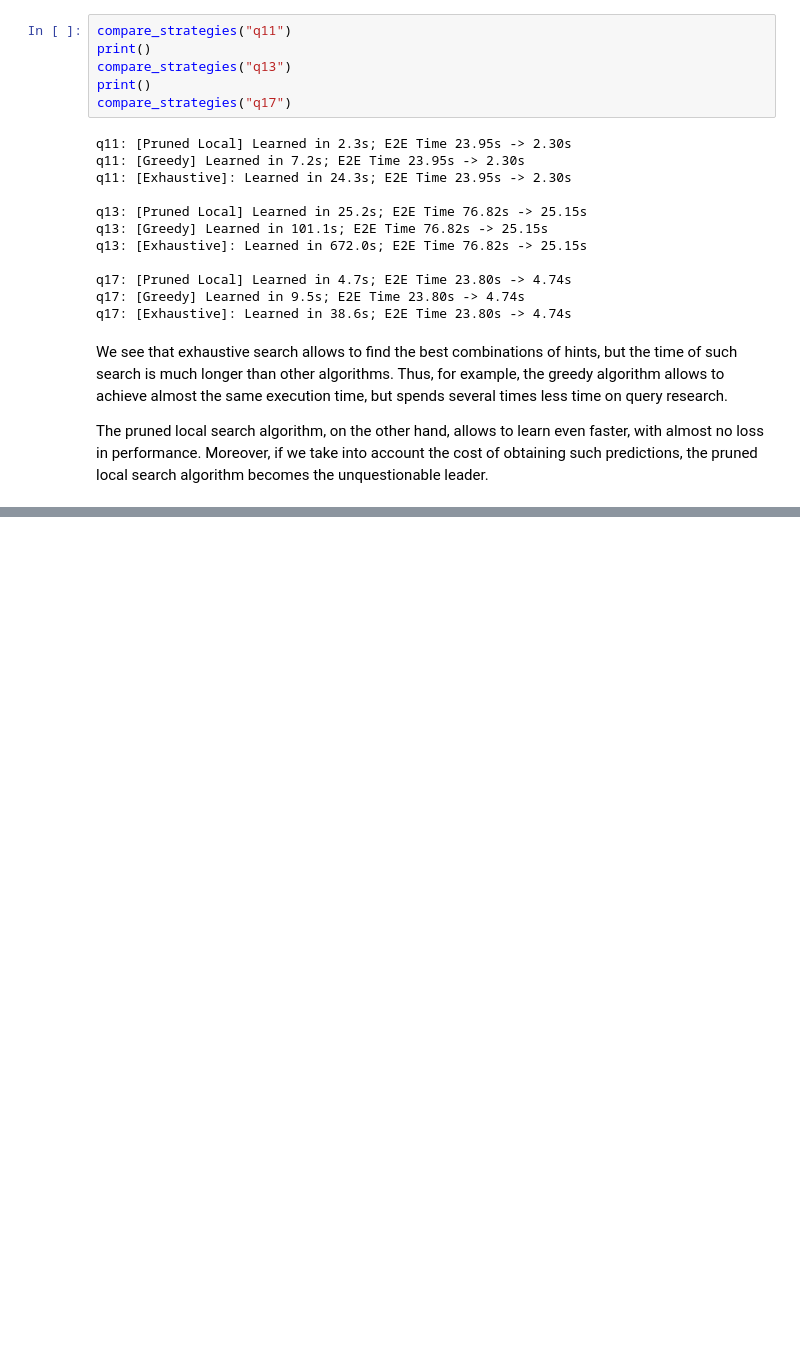
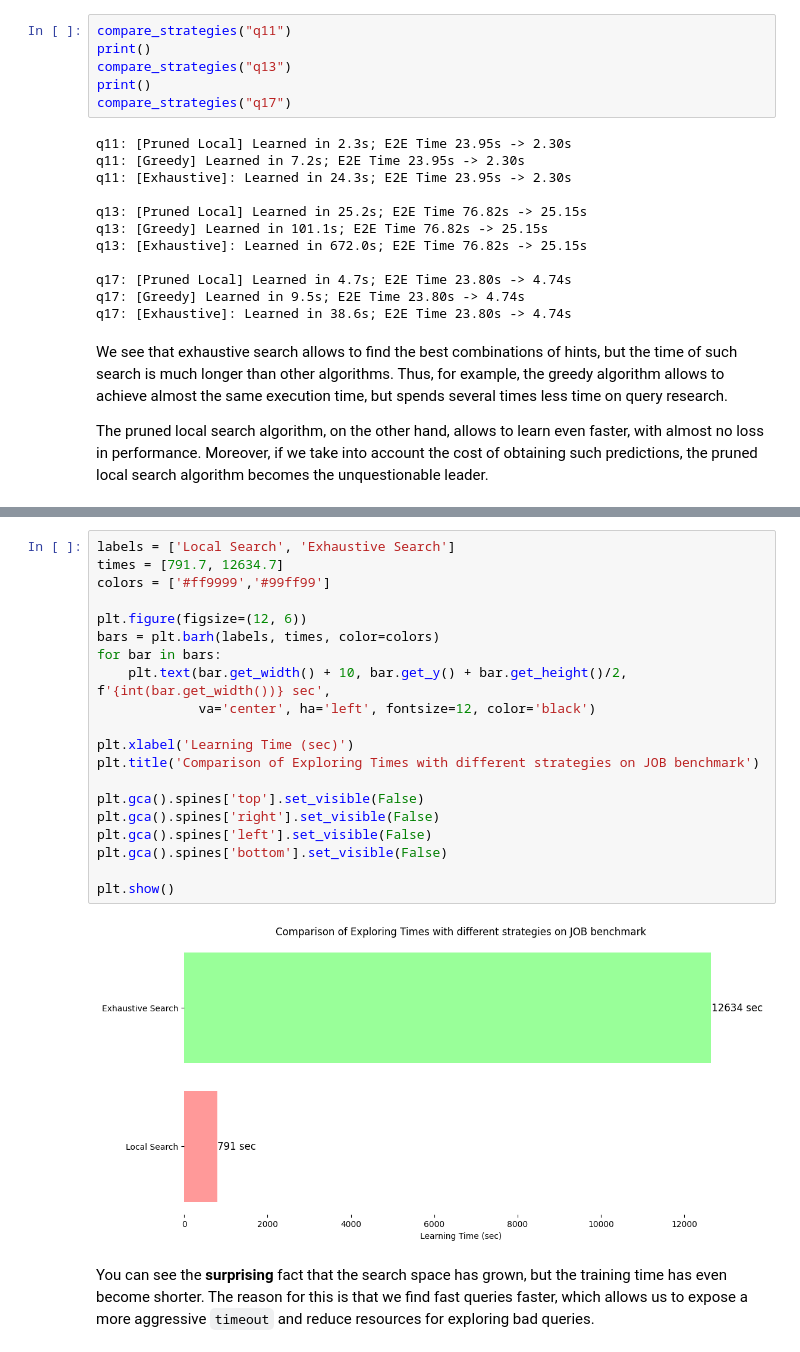
Before and after one commit to zinchse/hbo_bench, a Jupyter notebook: example.ipynb, the cells around one changed output, grey strips where cells are left out. Cells and saved outputs as stored; diff of their text form; blank space fills up the shorter version.

```diff
--- a/example.ipynb
+++ b/example.ipynb
@@ -228,0 +304,24 @@ The pruned local search algorithm, on the other hand, allows to learn even faste
+# %%
+labels = ['Local Search', 'Exhaustive Search']
+times = [791.7, 12634.7]
+colors = ['#ff9999','#99ff99']
+
+plt.figure(figsize=(12, 6))
+bars = plt.barh(labels, times, color=colors)
+for bar in bars:
+    plt.text(bar.get_width() + 10, bar.get_y() + bar.get_height()/2, f'{int(bar.get_width())} sec',
+             va='center', ha='left', fontsize=12, color='black')
+
+plt.xlabel('Learning Time (sec)')
+plt.title('Comparison of Exploring Times with different strategies on JOB benchmark')
+
+plt.gca().spines['top'].set_visible(False)
+plt.gca().spines['right'].set_visible(False)
+plt.gca().spines['left'].set_visible(False)
+plt.gca().spines['bottom'].set_visible(False)
+
+plt.show()
+# %% [output]
+[figure, added]
+# %% [markdown]
+You can see the **surprising** fact that the search space has grown, but the training time has even become shorter. The reason for this is that we find fast queries faster, which allows us to expose a more aggressive `timeout` and reduce resources for exploring bad queries.
```
Also changed, not shown: parts of 8 cells of this notebook.
